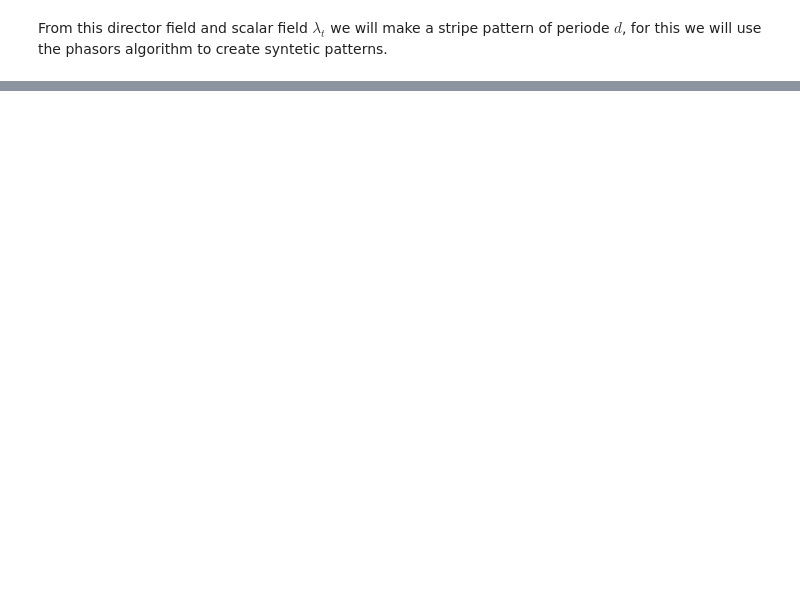
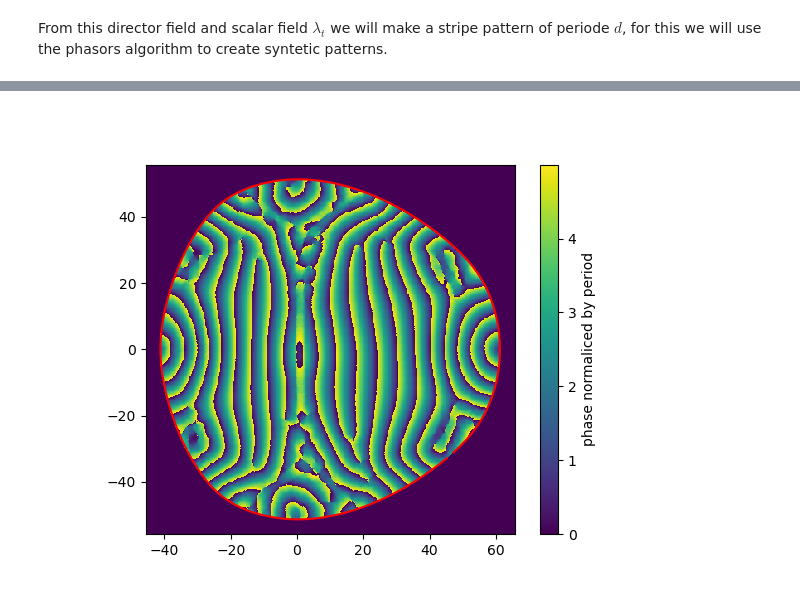
Before and after one commit to AlejandroIbarraO/Inverse_design_surfaces, a Jupyter notebook: Inverse desing baromophs.ipynb, the cells around one changed output, grey strips where cells are left out. Cells and saved outputs as stored; diff of their text form; code cells hidden in the pictures; blank space fills up the shorter version.

```diff
--- a/Inverse desing baromophs.ipynb
+++ b/Inverse desing baromophs.ipynb
@@ -35,0 +40,39 @@ Order to modify the local global algorithm for the baromoph desing we will clip
+# %%
+periode = 5.0
+ulim = [p[:,0].min(),p[:,0].max()]
+vlim = [p[:,1].min(),p[:,1].max()]
+# create a grid of points with a density of half of the periode
+pu,pv = np.meshgrid(np.arange(ulim[0],ulim[1]+periode/2,periode/2),np.arange(vlim[0],vlim[1]+periode/2,periode/2))
+phasor_centers = np.array([pu.flatten(),pv.flatten()]).T
+# find the outline to exclude the point of the grid outside of the shape.
+l = igl.boundary_loop(f)
+poly = Polygon(u[l].tolist())
+index =[poly.contains(Point(cen[0],cen[1])) for cen in phasor_centers]
+phasor_centers = phasor_centers[index,:]
+# create a tree to sample the direction on the created grid
+tree = spatial.KDTree(p)
+_,nieg = tree.query(phasor_centers,1)
+phasor_direction = np.arctan2(uy[nieg],ux[nieg])
+# cretate the phasor.
+ps = phasor()
+ps.phase_sync = True
+ps.phasor_compute(phasor_centers,phasor_direction+np.pi/2,1/periode,periode)
+# create a evaluation grid with a higher density
+subsampling = periode/20
+xc,yc = np.meshgrid(np.arange(ulim[0]-periode,ulim[1]+periode,subsampling),np.arange(vlim[0]-periode,vlim[1]+periode,subsampling))
+eval_centers = np.array([xc.flatten(),yc.flatten()]).T
+index =np.array([poly.contains(Point(cen[0],cen[1])) for cen in eval_centers])
+# eval the phasor noise in the evaluation grid
+gabor = ps.eval(eval_centers,periode) #
+gabor = periode*(gabor+np.pi)/(2*np.pi)
+gabor[~index] = 0.0
+fig, axs = plt.subplots(1,1)
+cs =axs.pcolor(xc,yc,gabor.reshape(xc.shape))
+cbar = fig.colorbar(cs,label = 'phase normaliced by period')
+
+# plot the boundary
+axs.plot(u[l,0],u[l,1],'-r')
+axs.set_aspect('equal', 'box')
+plt.show()
+# %% [output]
+[figure, added]
```
Also changed, not shown: parts of 6 cells of this notebook, 9 other files.
